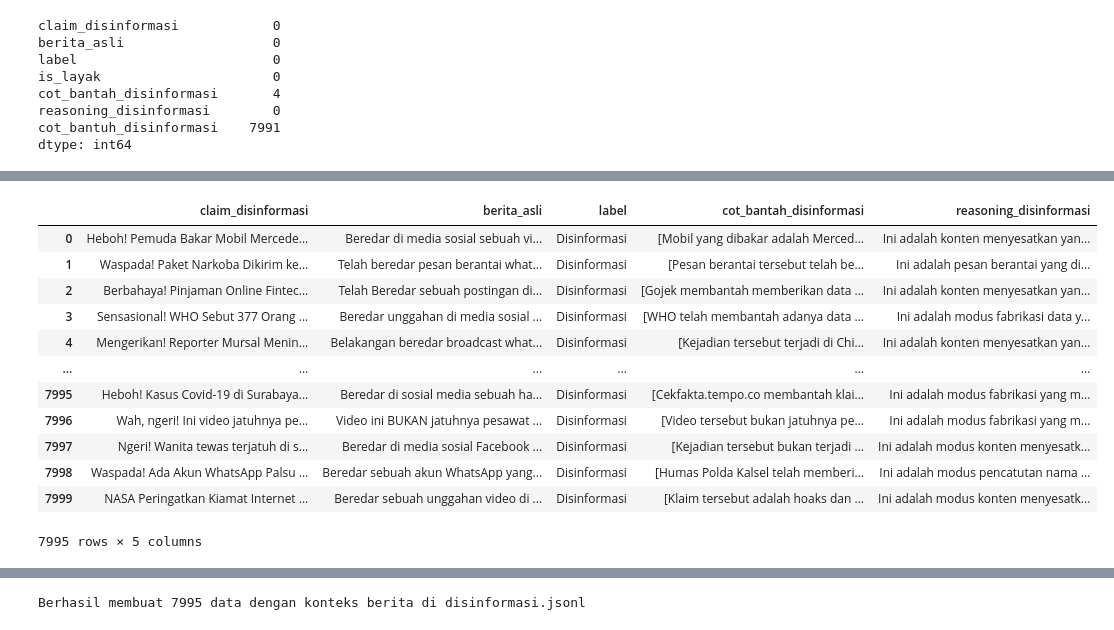
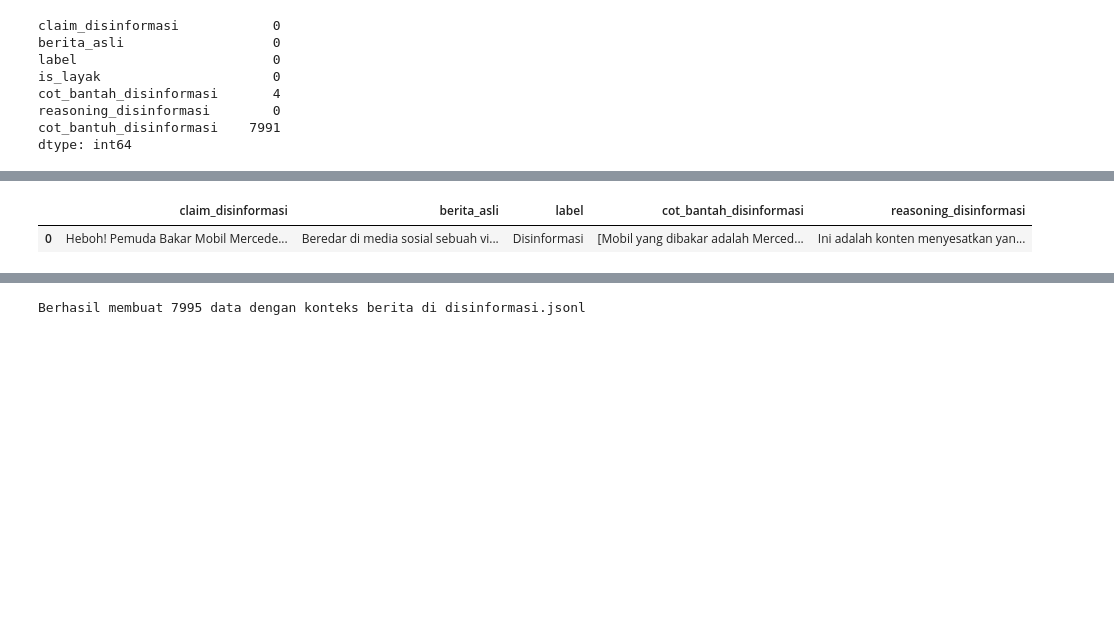
Before and after one commit to imdipo/capstone-AITF-komdigi, a Jupyter notebook: SFT/SFT.ipynb, the cells around one changed output, grey strips where cells are left out. Saved outputs shown, nothing was run; the diff lists cells and outputs as text; code cells hidden in the pictures; blank space fills up the shorter version.

```diff
--- a/SFT/SFT.ipynb
+++ b/SFT/SFT.ipynb
@@ -238,8 +195,5 @@ Berhasil membuat 7212 data dengan konteks berita di fitnah.jsonl
 # %%
-import pandas as pd
-pd.set_option('display.max_colwidth', None)
-
 df = pd.read_json("fitnah.jsonl", lines=True)
-df
+df.head(1)
 # %% [output]
 |  | instruction | input | output |
@@ -264,12 +201,2 @@ print(len(text))
 # %% [markdown]
 # Disinformasi
-# %%
-folderData = Path("Dataset_disinformasi/artikel")
-files = []
-
-
-for file in folderData.glob("*.jsonl"):
-    df_sementara = pd.read_json(file, lines=True)
-    files.append(df_sementara)
-
-df_artikel = pd.concat(files, ignore_index=True)
@@ -284,9 +209,9 @@ for file in folderData.glob("*.jsonl"):
     df_sementara = pd.read_json(file, lines=True)
     files.append(df_sementara)
 
-df = pd.concat(files, ignore_index=True)
+df_disinformasi = pd.concat(files, ignore_index=True)
 # %%
-df_disinformasi = df[df["is_layak"] == 1]
+df_disinformasi = df_disinformasi[df_disinformasi["is_layak"] == 1]
 # %%
 len(df_disinformasi)
 # %% [output]
@@ -313,18 +232,7 @@ See the caveats in the documentation: https://pandas.pydata.org/pandas-docs/stab
 # %%
 df_disinformasi = df_disinformasi.drop(columns=["cot_bantuh_disinformasi", "is_layak"])
 # %%
-df_disinformasi
+df_disinformasi.head(1)
 # %% [output]
 |  | claim_disinformasi | berita_asli | label | cot_bantah_disinformasi | reasoning_disinformasi |
 | 0 | Heboh! Pemuda Bakar Mobil Mercede... | Beredar di media sosial sebuah vi... | Disinformasi | [Mobil yang dibakar adalah Merced... | Ini adalah konten menyesatkan yan... |
-| 1 | Waspada! Paket Narkoba Dikirim ke... | Telah beredar pesan berantai what... | Disinformasi | [Pesan berantai tersebut telah be... | Ini adalah pesan berantai yang di... |
-| 2 | Berbahaya! Pinjaman Online Fintec... | Telah Beredar sebuah postingan di... | Disinformasi | [Gojek membantah memberikan data ... | Ini adalah konten menyesatkan yan... |
-| 3 | Sensasional! WHO Sebut 377 Orang ... | Beredar unggahan di media sosial ... | Disinformasi | [WHO telah membantah adanya data ... | Ini adalah modus fabrikasi data y... |
-| 4 | Mengerikan! Reporter Mursal Menin... | Belakangan beredar broadcast what... | Disinformasi | [Kejadian tersebut terjadi di Chi... | Ini adalah konten menyesatkan yan... |
-| ... | ... | ... | ... | ... | ... |
-| 7995 | Heboh! Kasus Covid-19 di Surabaya... | Beredar di sosial media sebuah ha... | Disinformasi | [Cekfakta.tempo.co membantah klai... | Ini adalah modus fabrikasi yang m... |
-| 7996 | Wah, ngeri! Ini video jatuhnya pe... | Video ini BUKAN jatuhnya pesawat ... | Disinformasi | [Video tersebut bukan jatuhnya pe... | Ini adalah modus fabrikasi yang m... |
-| 7997 | Ngeri! Wanita tewas terjatuh di s... | Beredar di media sosial Facebook ... | Disinformasi | [Kejadian tersebut bukan terjadi ... | Ini adalah modus konten menyesatk... |
-| 7998 | Waspada! Ada Akun WhatsApp Palsu ... | Beredar sebuah akun WhatsApp yang... | Disinformasi | [Humas Polda Kalsel telah memberi... | Ini adalah modus pencatutan nama ... |
-| 7999 | NASA Peringatkan Kiamat Internet ... | Beredar sebuah unggahan video di ... | Disinformasi | [Klaim tersebut adalah hoaks dan ... | Ini adalah modus konten menyesatk... |
-7995 rows × 5 columns
```
Also changed, not shown: parts of 58 cells of this notebook.
